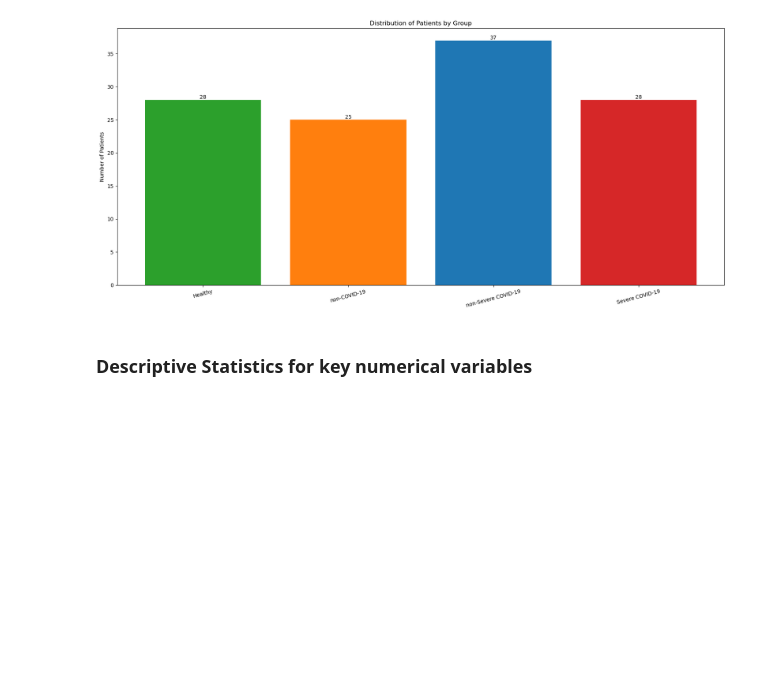
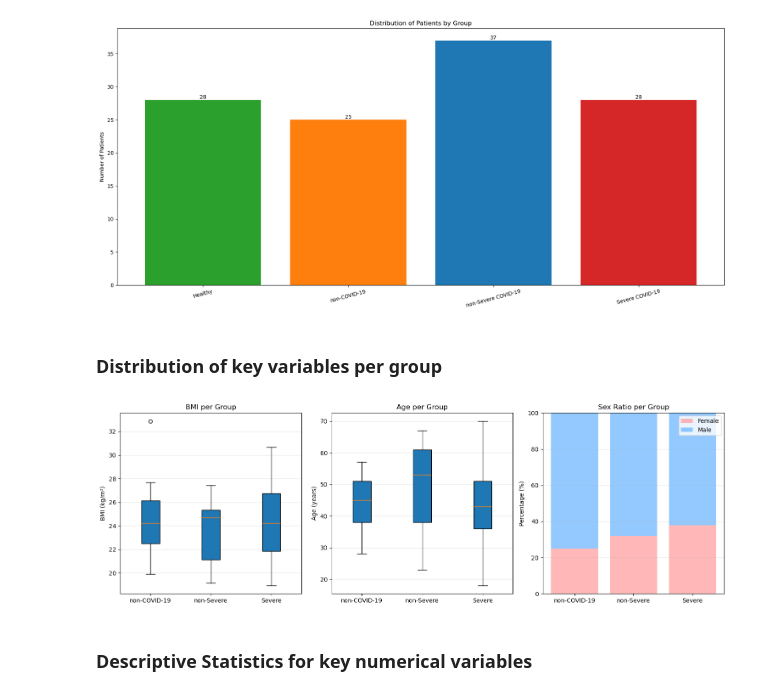
Before and after one commit to upf-dmi/assignment-1-naidurev, a Jupyter notebook: Hands_on_I-ans.ipynb, the cells around one changed output. Saved outputs shown, nothing was run; the diff lists cells and outputs as text; code cells hidden in the pictures; blank space fills up the shorter version.

```diff
--- a/Hands_on_I-ans.ipynb
+++ b/Hands_on_I-ans.ipynb
@@ -269,6 +268,64 @@ plt.tight_layout()
 plt.show()
 # %% [output]
 [figure]
+# %% [markdown]
+### Distribution of key variables per group
+# %%
+fig, axes = plt.subplots(1, 3, figsize=(15, 5))
+
+group_values = {0: "non-COVID-19", 1: "non-Severe", 2: "Severe"}
+colors = ['#1f77b4', '#ff7f0e', '#d62728']
+groups_list = [0, 1, 2]
+
+bmi_data = [pd.to_numeric(data.loc[data['Group d'] == g, 'BMI h'], errors='coerce').dropna().values for g in groups_list]
+axes[0].boxplot(bmi_data, tick_labels=[group_values[g] for g in groups_list], patch_artist=True)
+for patch, color in zip(axes[0].artists, colors):
+    patch.set_facecolor(color)
+    patch.set_alpha(0.7)
+axes[0].set_ylabel('BMI (kg/m²)')
+axes[0].set_title('BMI per Group')
+axes[0].grid(axis='y', alpha=0.3)
+
+age_data = [pd.to_numeric(data.loc[data['Group d'] == g, 'Age (year)'], errors='coerce').dropna().values for g in groups_list]
+axes[1].boxplot(age_data, tick_labels=[group_values[g] for g in groups_list], patch_artist=True)
+for patch, color in zip(axes[1].artists, colors):
+    patch.set_facecolor(color)
+    patch.set_alpha(0.7)
+axes[1].set_ylabel('Age (years)')
+axes[1].set_title('Age per Group')
+axes[1].grid(axis='y', alpha=0.3)
+
+sex_values = {0: "Female", 1: "Male"}
+sex_ratios = []
+sex_labels_list = []
+
+for g in groups_list:
+    group_data = data[data['Group d'] == g]
+    sex_counts = group_data['Sex g'].value_counts()
+    total = sex_counts.sum()
+    male_ratio = (sex_counts.get(1, 0) / total) * 100 if total > 0 else 0
+    female_ratio = (sex_counts.get(0, 0) / total) * 100 if total > 0 else 0
+    sex_ratios.append([female_ratio, male_ratio])
+
+x_pos = range(len(groups_list))
+female_pct = [r[0] for r in sex_ratios]
+male_pct = [r[1] for r in sex_ratios]
+
+axes[2].bar(x_pos, female_pct, label='Female', color='#ff9999', alpha=0.7)
+axes[2].bar(x_pos, male_pct, bottom=female_pct, label='Male', color='#66b3ff', alpha=0.7)
+
+axes[2].set_ylabel('Percentage (%)')
+axes[2].set_title('Sex Ratio per Group')
+axes[2].set_xticks(x_pos)
+axes[2].set_xticklabels([group_values[g] for g in groups_list])
+axes[2].legend()
+axes[2].set_ylim([0, 100])
+axes[2].grid(axis='y', alpha=0.3)
+
+plt.tight_layout()
+plt.show()
+# %% [output]
+[figure, added]
 # %% [markdown]
 ### Descriptive Statistics for key numerical variables
 # %%
```
Also changed, not shown: parts of 7 cells of this notebook, 2 other files.
